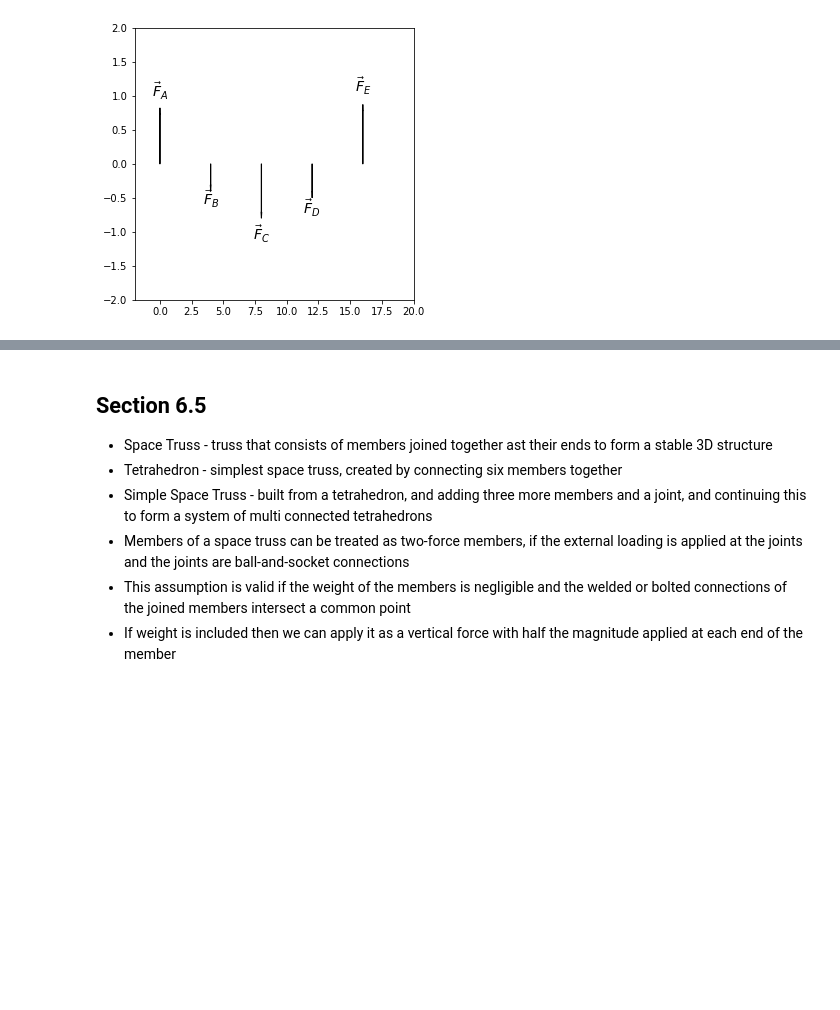
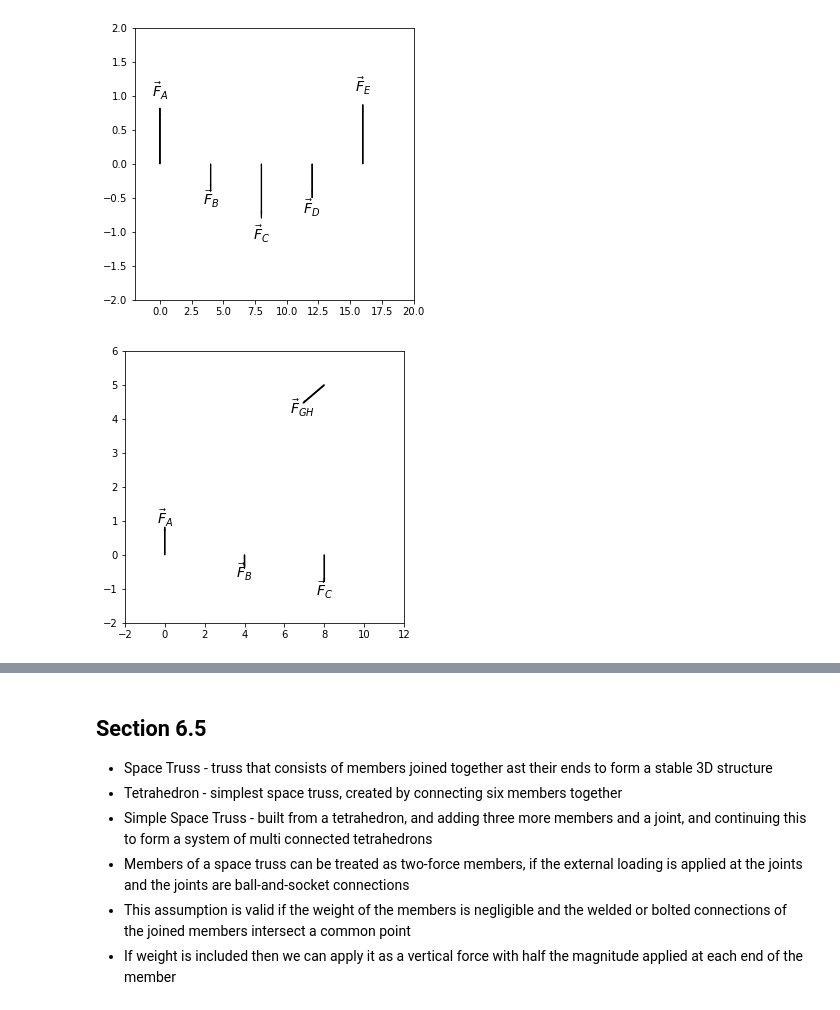
Before and after one commit to michaelhotchkiss/Statics, a Jupyter notebook: Chapter 6 - Structual Analysis.ipynb, the cells around one changed output, grey strips where cells are left out. Drawn from its saved outputs; the diff is of its cells as text; code cells hidden in the pictures; blank space fills up the shorter version.

```diff
--- a/Chapter 6 - Structual Analysis.ipynb
+++ b/Chapter 6 - Structual Analysis.ipynb
@@ -346,9 +361,20 @@ Image("pictures/problem_6_46.png")
 # %% [output]
 [figure]
 # %%
+import numpy as np
+from matplotlib.patches import FancyArrow, Rectangle, Circle
+import matplotlib.pyplot as plt
 beam_length_bottom = 4
 beam_length_middle = 3
 beam_length_top = 2
+# angle HAB
+theta = np.arctan(beam_length_middle/beam_length_bottom)
+#angle GHF
+alpha = np.arctan(beam_length_top / beam_length_bottom)
+# angle CBC
+beta = np.arctan(0 / beam_length_bottom)
+#angle GCB
+gamma = np.pi/2
 positions = {
     'A': np.array([0,0]),
     'B': np.array([beam_length_bottom,0]),
@@ -375,7 +401,7 @@ for label, vector_dictionary in vectors.items():
     origin = vector_dictionary['origin']
     vector = vector_dictionary['vector']
     vector_arrow = FancyArrow(origin[0], origin[1], vector[0], vector[1],
-    width=.02,length_includes_head=True, color='k')
+    width=.03,length_includes_head=True, color='k',head_width=.05,head_length=.1)
     axes.text(origin[0] + vector[0],
                origin[1] + vector[1] * 1.3,
                r'$\vec{'+label[0]+r'}' + label[1:] + r'$', color='k', fontsize=14,
@@ -384,3 +410,26 @@ for label, vector_dictionary in vectors.items():
     axes.add_patch(vector_arrow)
 # %% [output]
 [figure]
+# %%
+figure, axes = plt.subplots(figsize=(5,5))
+axes.set_xlim([-2 , 12])
+axes.set_ylim([-2 ,6])
+vectors = {
+    'F_{A}': {'origin': positions['A'], 'vector': np.array([0,.825])},
+    'F_{B}': {'origin': positions['B'], 'vector': np.array([0,-.4])},
+    'F_{C}': {'origin': positions['C'], 'vector': np.array([0,-.8])},
+    'F_{GH}': {'origin': positions['G'], 'vector': -1.2 * np.array([np.cos(alpha),np.sin(alpha)])}
+}
+for label, vector_dictionary in vectors.items():
+    origin = vector_dictionary['origin']
+    vector = vector_dictionary['vector']
+    vector_arrow = FancyArrow(origin[0], origin[1], vector[0], vector[1],
+    width=.03,length_includes_head=True, color='k',head_width=.05,head_length=.1)
+    axes.text(origin[0] + vector[0],
+               origin[1] + vector[1] * 1.3,
+               r'$\vec{'+label[0]+r'}' + label[1:] + r'$', color='k', fontsize=14,
+               va='center',ha='center'
+                               )
+    axes.add_patch(vector_arrow)
+# %% [output]
+[figure, added]
```
Also changed, not shown: parts of 5 cells of this notebook, 1 other file.
